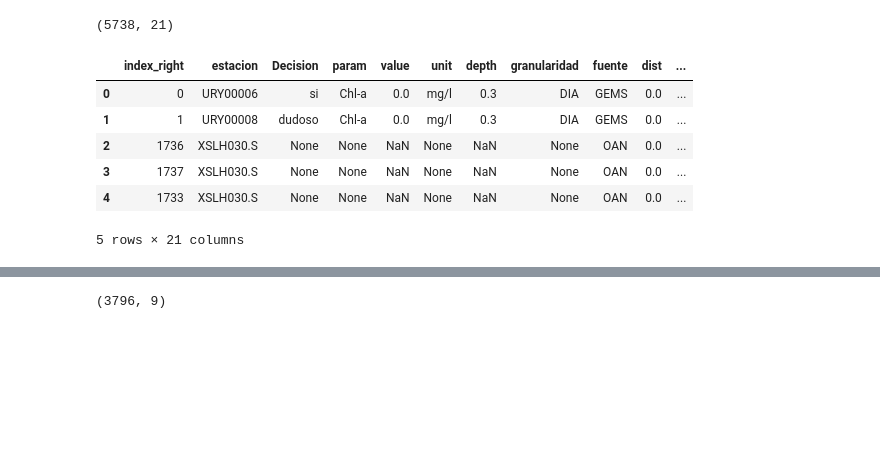
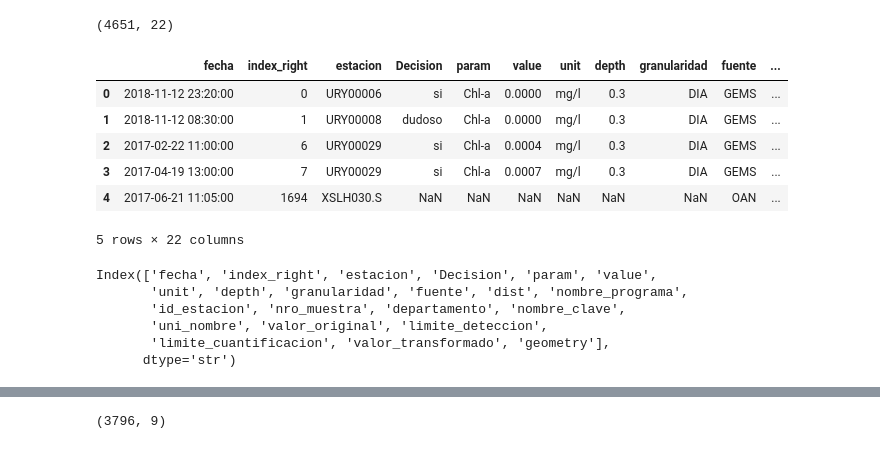
Before and after one commit to dimy20/ProyectoAA, a Jupyter notebook: notebooks/union.ipynb, the cells around one changed output, grey strips where cells are left out. Drawn from its saved outputs; the diff is of its cells as text; code cells hidden in the pictures; blank space fills up the shorter version.

```diff
--- a/notebooks/union.ipynb
+++ b/notebooks/union.ipynb
@@ -4,17 +4,26 @@ import geopandas as gpd
 import matplotlib.pyplot as plt
 import contextily as cx
 # %%
-chla_oan_gems = gpd.read_file("../data/data/chla_oan_gems_dedup.geojson")
+chla_oan_gems = gpd.read_file("../data/chla_oan_gems_dedup.geojson")
 
 print(chla_oan_gems.shape)
 chla_oan_gems.head()
 # %% [output]
-(5738, 21)
+(4651, 22)
-|  | index_right | estacion | Decision | param | value | unit | depth | granularidad | fuente | dist | ... |
-| 0 | 0 | URY00006 | si | Chl-a | 0.0 | mg/l | 0.3 | DIA | GEMS | 0.0 | ... |
-| 1 | 1 | URY00008 | dudoso | Chl-a | 0.0 | mg/l | 0.3 | DIA | GEMS | 0.0 | ... |
-| 2 | 1736 | XSLH030.S | None | None | NaN | None | NaN | None | OAN | 0.0 | ... |
-| 3 | 1737 | XSLH030.S | None | None | NaN | None | NaN | None | OAN | 0.0 | ... |
-| 4 | 1733 | XSLH030.S | None | None | NaN | None | NaN | None | OAN | 0.0 | ... |
+|  | fecha | index_right | estacion | Decision | param | value | unit | depth | granularidad | fuente | ... |
+| 0 | 2018-11-12 23:20:00 | 0 | URY00006 | si | Chl-a | 0.0000 | mg/l | 0.3 | DIA | GEMS | ... |
+| 1 | 2018-11-12 08:30:00 | 1 | URY00008 | dudoso | Chl-a | 0.0000 | mg/l | 0.3 | DIA | GEMS | ... |
+| 2 | 2017-02-22 11:00:00 | 6 | URY00029 | si | Chl-a | 0.0004 | mg/l | 0.3 | DIA | GEMS | ... |
+| 3 | 2017-04-19 13:00:00 | 7 | URY00029 | si | Chl-a | 0.0007 | mg/l | 0.3 | DIA | GEMS | ... |
+| 4 | 2017-06-21 11:05:00 | 1694 | XSLH030.S | NaN | NaN | NaN | NaN | NaN | NaN | OAN | ... |
-5 rows × 21 columns
+5 rows × 22 columns
+# %%
+chla_oan_gems.columns
+# %% [output]
+Index(['fecha', 'index_right', 'estacion', 'Decision', 'param', 'value',
+       'unit', 'depth', 'granularidad', 'fuente', 'dist', 'nombre_programa',
+       'id_estacion', 'nro_muestra', 'departamento', 'nombre_clave',
+       'uni_nombre', 'valor_original', 'limite_deteccion',
+       'limite_cuantificacion', 'valor_transformado', 'geometry'],
+      dtype='str')
 # %%
```
Also changed, not shown: parts of 10 cells of this notebook, 3 other files.
